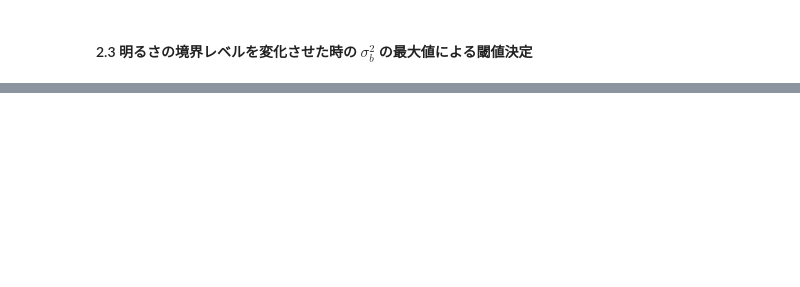
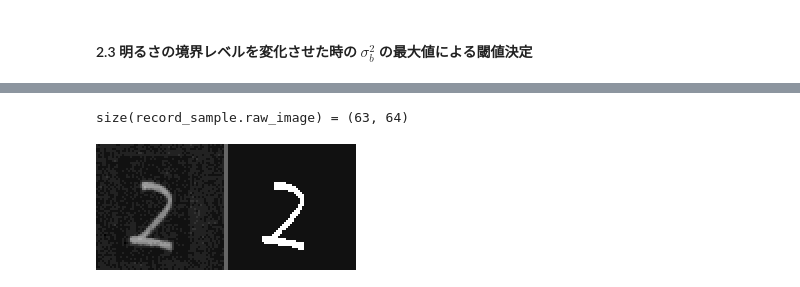
Before and after one commit to SW-yo/OhMyJulia, a Jupyter notebook: Pattern_recognition/6.2_etl1-discriminant_binarization.ipynb, the cells around one changed output, grey strips where cells are left out. Saved outputs shown, nothing was run; the diff lists cells and outputs as text; code cells hidden in the pictures; blank space fills up the shorter version.

```diff
--- a/Pattern_recognition/6.2_etl1-discriminant_binarization.ipynb
+++ b/Pattern_recognition/6.2_etl1-discriminant_binarization.ipynb
@@ -458,0 +529,33 @@ class_sort(record_sample, 6)
+# %%
+# (1)2値化したデータ用Matrix準備
+# 元画像のサイズ確認
+@show(size(record_sample.raw_image))
+# Matrix準備（以下のいずれでも動作する）
+# binary_image = Matrix{Int}(undef, 63, 64)
+# binary_image = ones(Int, 63, 64)
+# binary_image = zeros(Int, 63, 64)
+# binary_image = Array{Int, 2}(undef, 63, 64)
+binary_image = fill(0, 63, 64)
+
+# (2)閾値で白黒振り分け
+for i in 1:length(record_sample.raw_image)
+    if record_sample.raw_image[i] / 0x11 > max_lv
+        brt = 0xff
+    else
+        brt = 0x11
+    end
+binary_image[i] = brt
+end
+
+# (3)グレースケールに変換
+raw = matrix_to_grayscale(record_sample.raw_image)
+edit = matrix_to_grayscale(binary_image)
+
+
+# (4)元の画像と並べて表示
+mosaic = mosaicview([raw, edit], nrow=1, npad=2, fillvalue=0.4)
+save("xoutput.png", mosaic)
+mosaic
+# %% [output]
+size(record_sample.raw_image) = (63, 64)
+[figure, added]
```
Also changed, not shown: parts of 8 cells of this notebook, 1 other file.
